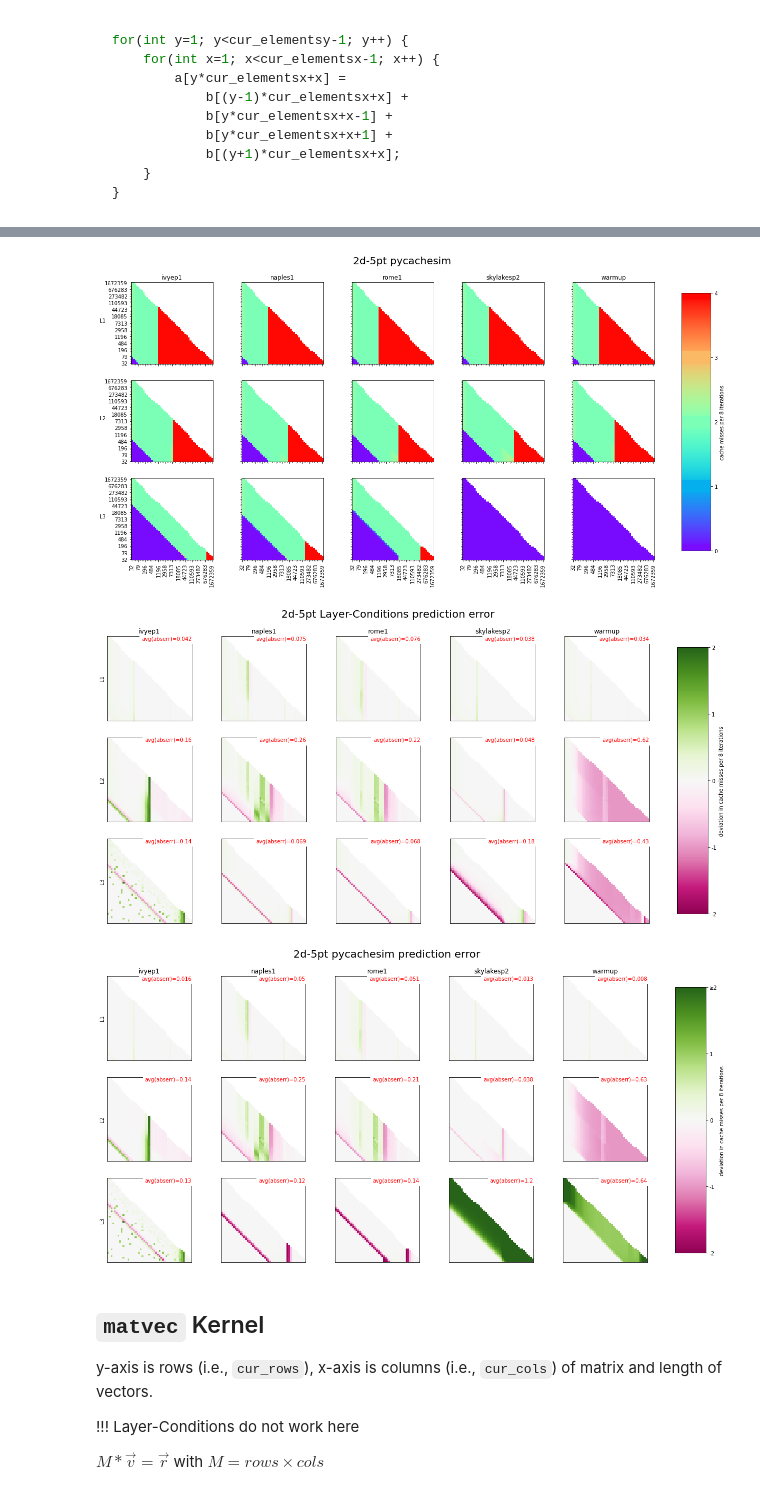
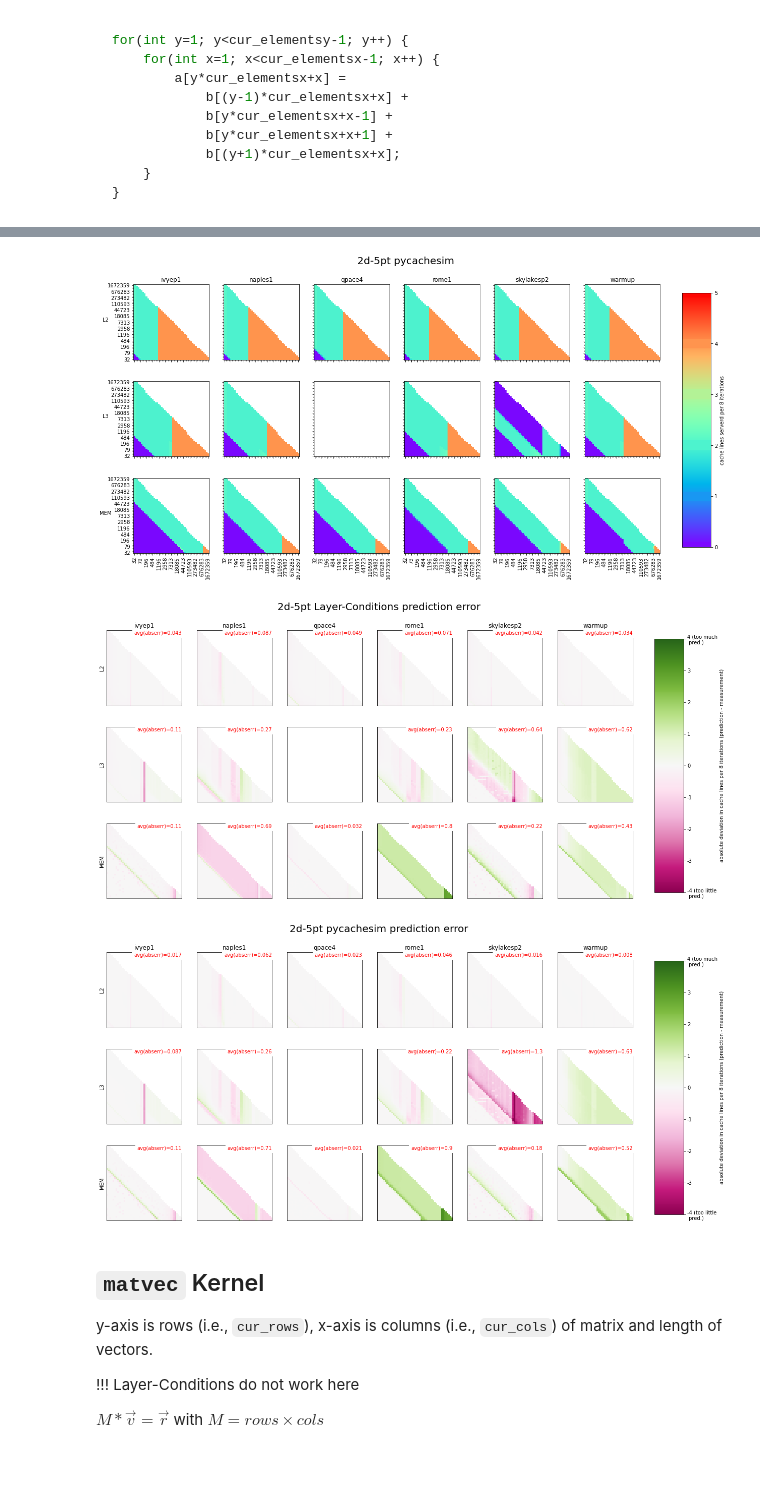
Before and after one commit to RRZE-HPC/pycachesim, a Jupyter notebook: validation/Analysis.ipynb, the cells around one changed output, grey strips where cells are left out. Cells and saved outputs as stored; diff of their text form; code cells hidden in the pictures; blank space fills up the shorter version.

```diff
--- a/validation/Analysis.ipynb
+++ b/validation/Analysis.ipynb
@@ -173,7 +210,6 @@ def build_const_int_cmap(vmin, vmax, consts=None, const_range=0.1, base_cmap='vi
             colorlist += 'c'
         else:
             colorlist += 'l'
-
     linear_colorlist = mpl.cm.get_cmap(base_cmap, segments)(
         np.linspace(0, 1, segments))
     final_colorlist = []
@@ -184,7 +220,7 @@ def build_const_int_cmap(vmin, vmax, consts=None, const_range=0.1, base_cmap='vi
         if s == 'c' and cur_seg != 'c':
             # find center location of const range
             const_length = 0
-            for c in colorlist:
+            for c in colorlist[i:]:
                 if c == 'c':
                     const_length += 1
                 else:
@@ -244,9 +281,9 @@ def plot2d(kernel, source, xcol='dimension_2', ycol='dimension_1', vmin=None, vm
     cbar.set_ticklabels(tl)
     return fig, axs
 # %%
-def plot2derr(axsa, axsb, title=""):
+def plot2derr(axsa, axsb, title="", v=2):
     hosts = sorted(df.hostname.unique())
-    caches = ['L1', 'L2', 'L3']
+    caches = ['L2', 'L3', 'MEM']
     fig, axs = plt.subplots(len(caches), len(hosts), figsize=(20,10), squeeze=False, sharex=True, sharey=True)
     fig.suptitle(title, y=0.95, fontsize=20)
     sub_minerr, sup_maxerr = False, False
@@ -257,32 +294,36 @@ def plot2derr(axsa, axsb, title=""):
             if i == 0:
                 axs[j,i].set_ylabel(c)
 
-            datap = axsa[j,i].get_images()[0].get_array().data
-            datam = axsb[j,i].get_images()[0].get_array().data
+            datam = axsa[j,i].get_images()[0].get_array().data
+            datap = axsb[j,i].get_images()[0].get_array().data
             s = (min(datap.shape[0], datam.shape[0]), min(datap.shape[1], datam.shape[1]))
             err = datap[:s[0],:s[1]]-datam[:s[0],:s[1]]
-            if np.ma.array(err, mask=np.isnan(err)).max() > 2:
+            if np.ma.array(err, mask=np.isnan(err)).max() > v:
                 sup_maxerr = True
-            if np.ma.array(err, mask=np.isnan(err)).max() < -2:
+            if np.ma.array(err, mask=np.isnan(err)).max() < -v:
                 sub_minerr = True
             abserr_nanmasked = np.ma.array(abs(err), mask=np.isnan(err))
-            im = axs[j,i].imshow(err, cmap="PiYG", vmin=-2, vmax=2, origin='lower')
-            avg_err = abserr_nanmasked.sum() / abserr_nanmasked.count()
-            axs[j,i].annotate(f"avg(abserr)={avg_err:.2}", xy=(1, 1), xycoords='axes fraction',
-                             horizontalalignment='right', verticalalignment='top',
-                             color='red', backgroundcolor='white')
+            im = axs[j,i].imshow(err, cmap="PiYG", vmin=-v, vmax=v, origin='lower')
+            avg_abserr = abserr_nanmasked.sum() / abserr_nanmasked.count()
+            if isinstance(avg_abserr, float):
+                axs[j,i].annotate(f"avg(abserr)={avg_abserr:.2}",
+                                  xy=(1, 1), xycoords='axes fraction',
+                                  horizontalalignment='right', verticalalignment='top',
+                                  color='red', backgroundcolor='white')
             axs[j,i].set_yticks([])
             axs[j,i].set_xticks([])
     fig.subplots_adjust(right=0.85)
     cbar_ax = fig.add_axes([0.88, 0.15, 0.04, 0.7])
     cbar = fig.colorbar(im, cax=cbar_ax,
-                        label="deviation in cache misses per 8 iterations")
-    cbar.set_ticks(range(-2, 2+1))
-    tl = [str(t) for t in range(-2, 2+1)]
+                        label="absolute deviation in cache lines per 8 iterations (prediction - measurement)")
+    cbar.set_ticks(range(-v, v+1))
+    tl = [str(t) for t in range(-v, v+1)]
     if sup_maxerr:
         tl[-1] = '≥' + tl[-1]
+    tl[-1] += " (too much\n pred.)"
     if sub_minerr:
         tl[0] = '≤' + tl[0]
+    tl[0] += " (too little\n pred.)"
     cbar.set_ticklabels(tl)
 # %% [markdown]
 ## `2d-5pt` Kernel
@@ -301,7 +342,7 @@ for(int y=1; y<cur_elementsy-1; y++) {
 # %%
 fas = {}
 for source in ['measured', 'layer-conditions', 'pycachesim']:
-    fas[source] = plot2d('2d-5pt', source, xcol='dimension_1', ycol='dimension_0')
-plot2derr(fas['measured'][1], fas['layer-conditions'][1], "2d-5pt Layer-Conditions prediction error")
-plot2derr(fas['measured'][1], fas['pycachesim'][1], "2d-5pt pycachesim prediction error")
+    fas[source] = plot2d('2d-5pt', source, xcol='dimension_1', ycol='dimension_0', vmin=0, vmax=5)
+plot2derr(fas['measured'][1], fas['layer-conditions'][1], "2d-5pt Layer-Conditions prediction error", v=4)
+plot2derr(fas['measured'][1], fas['pycachesim'][1], "2d-5pt pycachesim prediction error", v=4)
 # %% [output]
@@ -310,6 +351,6 @@ plot2derr(fas['measured'][1], fas['pycachesim'][1], "2d-5pt pycachesim predictio
-[figure, old version]
+[figure, new version]
-[figure, old version]
+[figure, new version]
-[figure, old version]
+[figure, new version]
 # %% [markdown]
 ## `matvec` Kernel
 
```
Also changed, not shown: parts of 29 cells of this notebook, 3 other files.
